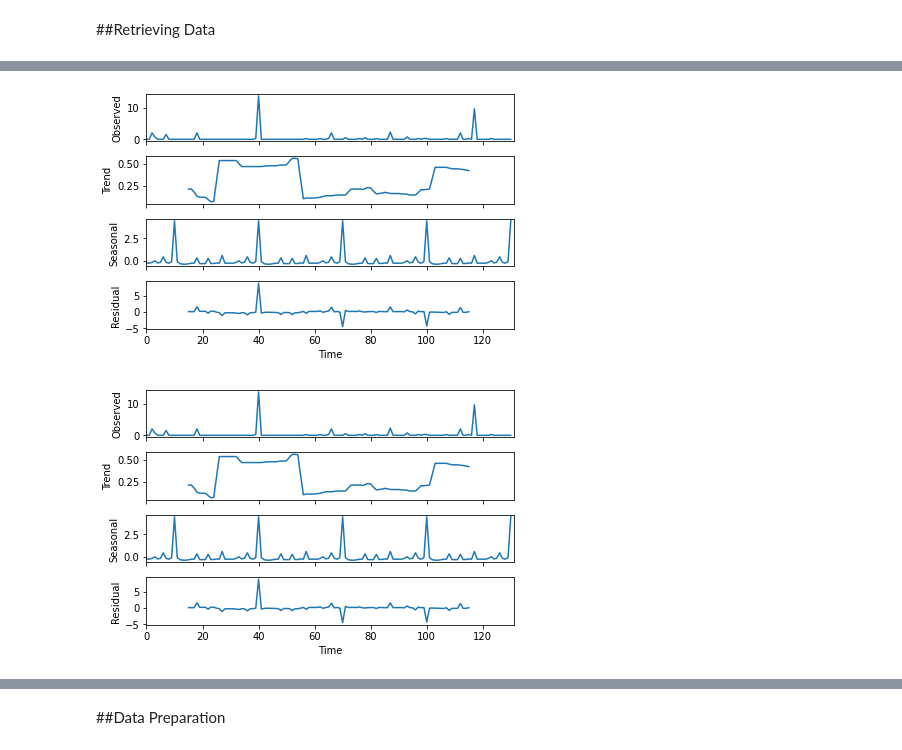
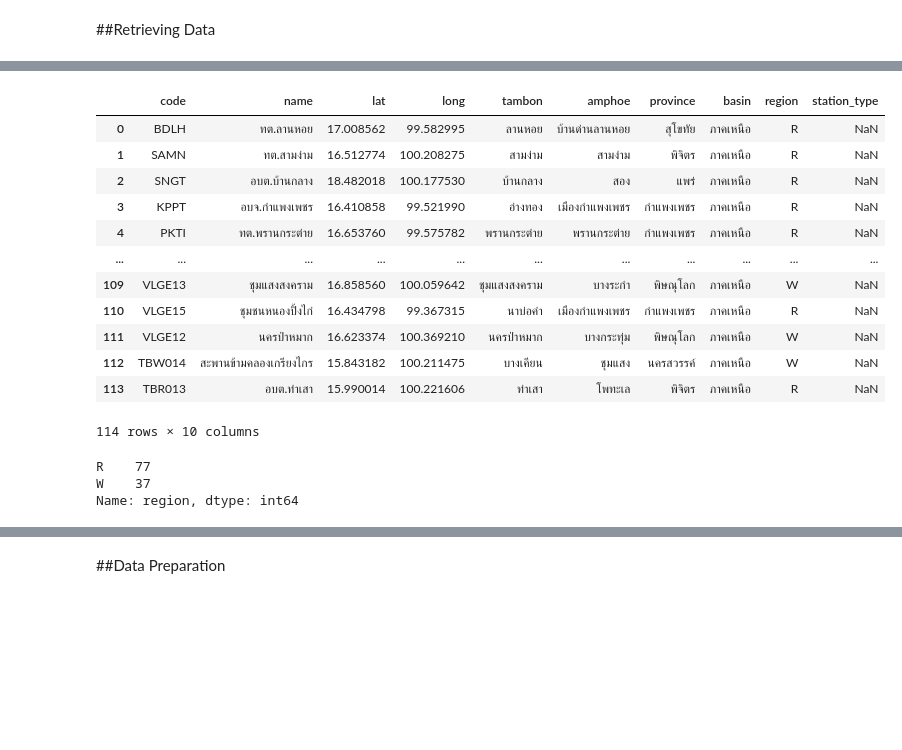
Before and after one commit to punnarat-w/Yomriver_analysis, a Jupyter notebook: ForecastingModel.ipynb, the cells around one changed output, grey strips where cells are left out. Drawn from its saved outputs; the diff is of its cells as text; code cells hidden in the pictures; blank space fills up the shorter version.

```diff
--- a/ForecastingModel.ipynb
+++ b/ForecastingModel.ipynb
@@ -23,6 +17,6 @@ websites.to_csv('rawdata_results_test.csv',
 # %%
 def getData(filename):
   data = pd.read_csv(filename)
-  data['Datetime'] = pd.to_datetime(data['Datetime'])
-  data = data.set_index('Datetime')
+  # data['Datetime'] = pd.to_datetime(data['Datetime'])
+  # data = data.set_index('Datetime')
   return data
@@ -110,10 +23,23 @@ df
-# %%
-# decompose trend, seasonal, and residual
-from statsmodels.tsa.seasonal import seasonal_decompose
-
-prep_decom = seasonal_decompose(df.Prep.values, model='additive', freq= 30)
-
-prep_decom.plot()
-# %% [output]
-[figure, removed]
-[figure, removed]
+# %%
+description = getData('st.csv')
+description
+# %% [output]
+|  | code | name | lat | long | tambon | amphoe | province | basin | region | station_type |
+| 0 | BDLH | ทต.ลานหอย | 17.008562 | 99.582995 | ลานหอย | บ้านด่านลานหอย | สุโขทัย | ภาคเหนือ | R | NaN |
+| 1 | SAMN | ทต.สามง่าม | 16.512774 | 100.208275 | สามง่าม | สามง่าม | พิจิตร | ภาคเหนือ | R | NaN |
+| 2 | SNGT | อบต.บ้านกลาง | 18.482018 | 100.177530 | บ้านกลาง | สอง | แพร่ | ภาคเหนือ | R | NaN |
+| 3 | KPPT | อบจ.กำแพงเพชร | 16.410858 | 99.521990 | อ่างทอง | เมืองกำแพงเพชร | กำแพงเพชร | ภาคเหนือ | R | NaN |
+| 4 | PKTI | ทต.พรานกระต่าย | 16.653760 | 99.575782 | พรานกระต่าย | พรานกระต่าย | กำแพงเพชร | ภาคเหนือ | R | NaN |
+| ... | ... | ... | ... | ... | ... | ... | ... | ... | ... | ... |
+| 109 | VLGE13 | ชุมแสงสงคราม | 16.858560 | 100.059642 | ชุมแสงสงคราม | บางระกำ | พิษณุโลก | ภาคเหนือ | W | NaN |
+| 110 | VLGE15 | ชุมชนหนองปิ้งไก่ | 16.434798 | 99.367315 | นาบ่อคำ | เมืองกำแพงเพชร | กำแพงเพชร | ภาคเหนือ | R | NaN |
+| 111 | VLGE12 | นครป่าหมาก | 16.623374 | 100.369210 | นครป่าหมาก | บางกระทุ่ม | พิษณุโลก | ภาคเหนือ | W | NaN |
+| 112 | TBW014 | สะพานข้ามคลองเกรียงไกร | 15.843182 | 100.211475 | บางเคียน | ชุมแสง | นครสวรรค์ | ภาคเหนือ | W | NaN |
+| 113 | TBR013 | อบต.ท่าเสา | 15.990014 | 100.221606 | ท่าเสา | โพทะเล | พิจิตร | ภาคเหนือ | R | NaN |
+114 rows × 10 columns
+# %%
+description['region'].value_counts()
+# %% [output]
+R    77
+W    37
+Name: region, dtype: int64
```
Also changed, not shown: parts of 50 cells of this notebook.
